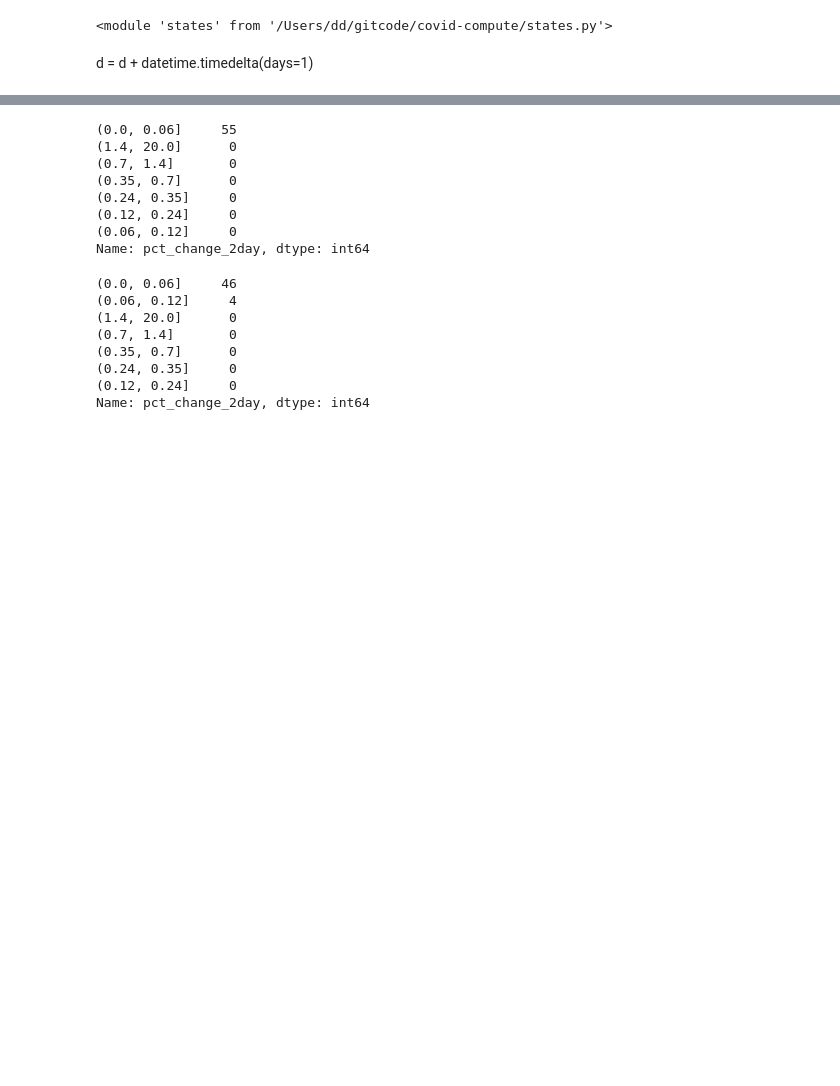
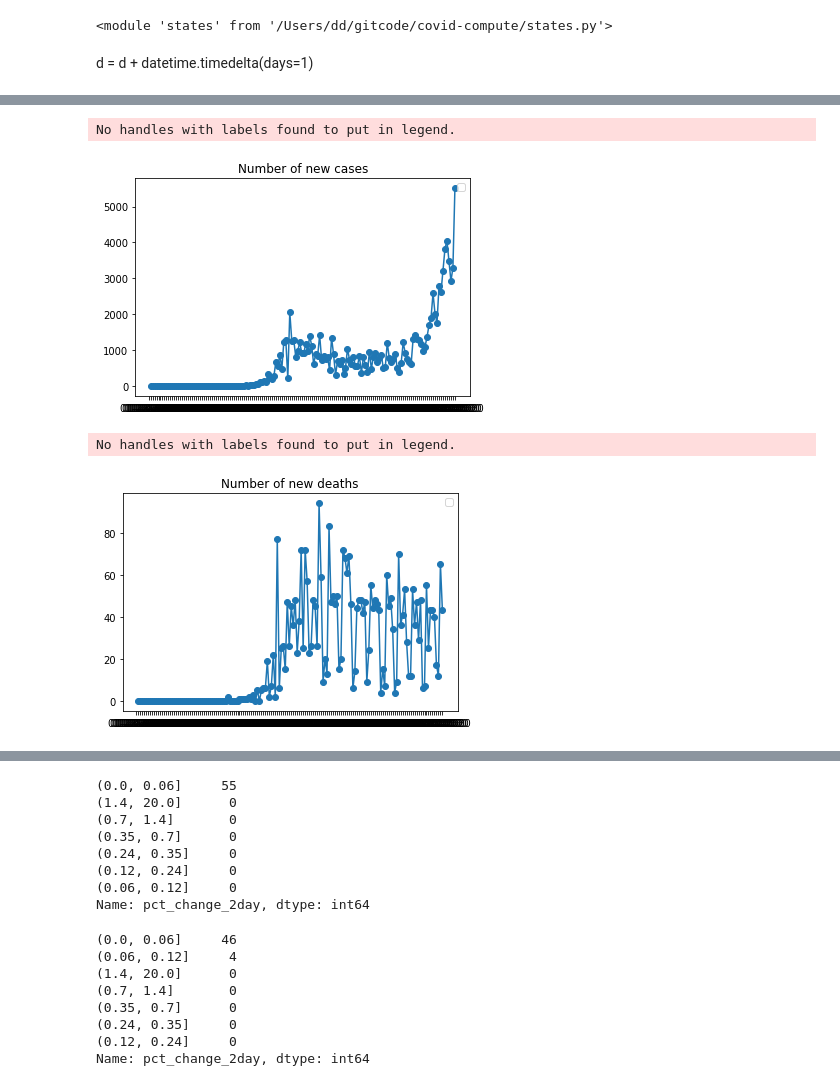
Before and after one commit to nearwalden/covid-compute, a Jupyter notebook: testing2.ipynb, the cells around one changed output, grey strips where cells are left out. Saved outputs shown, nothing was run; the diff lists cells and outputs as text; code cells hidden in the pictures; blank space fills up the shorter version.

```diff
--- a/testing2.ipynb
+++ b/testing2.ipynb
@@ -36,3 +38,10 @@ cd.plot_county('Los Angeles, CA')
+# %%
+cd.plot_state ('FL')
+# %% [output]
+No handles with labels found to put in legend.
+[figure, added]
+No handles with labels found to put in legend.
+[figure, added]
 # %%
 cd.plot_state ('US')
 # %% [output]
```
Also changed, not shown: parts of 6 cells of this notebook, 4 other files.
